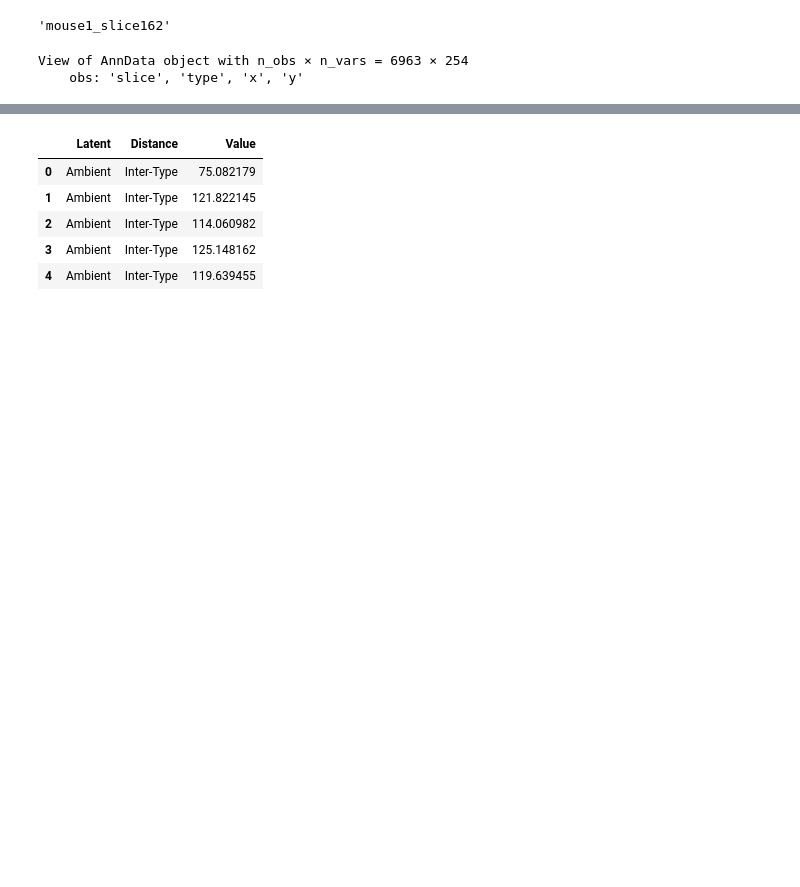
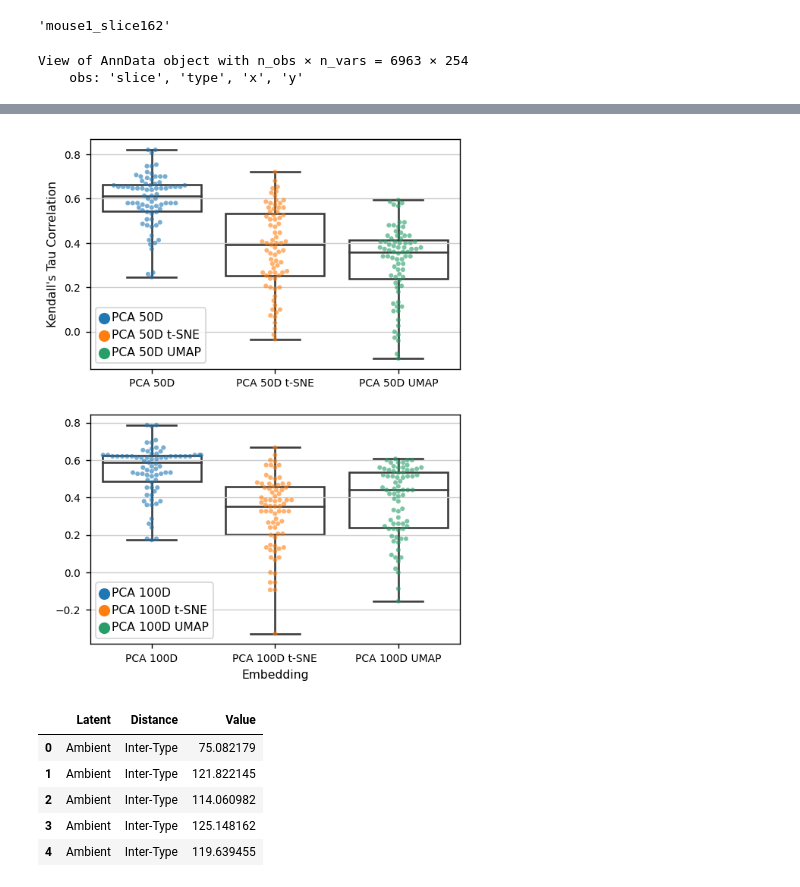
Before and after one commit to pachterlab/CBP_2021, a Jupyter notebook: notebooks/allInterIntraDistortions.ipynb, the cells around one changed output, grey strips where cells are left out. Cells and saved outputs as stored; diff of their text form; code cells hidden in the pictures; blank space fills up the shorter version.

```diff
--- a/notebooks/allInterIntraDistortions.ipynb
+++ b/notebooks/allInterIntraDistortions.ipynb
@@ -456,0 +573,3 @@ latents,latentLab,latentType = latentComp(scaled_mat, log_mat, ndims=2, pcs=[50,
+# %%
+allNeigh = getAllNeigh(latents,latentLab,latentType,labs[0])
+allNeigh.head()
@@ -457,3 +583,7 @@ latents,latentLab,latentType = latentComp(scaled_mat, log_mat, ndims=2, pcs=[50,
+# %%
+plotNeigh(allNeigh)
+# %% [output]
+[figure, added]
 # %%
 allVals = getAllVars(latents,latentLab,latentType,labs[0])
 allVals.head()
```
Also changed, not shown: parts of 17 cells of this notebook.
